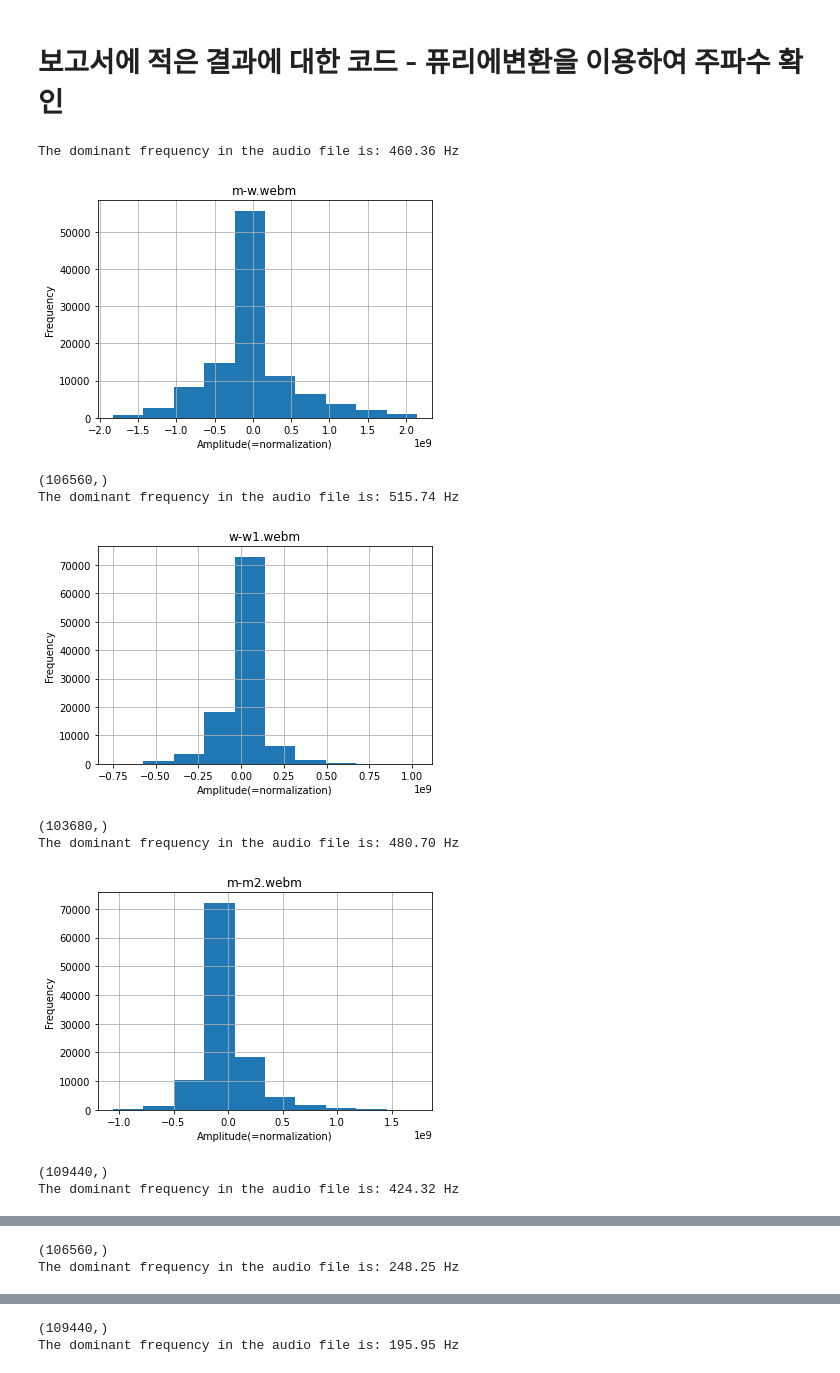
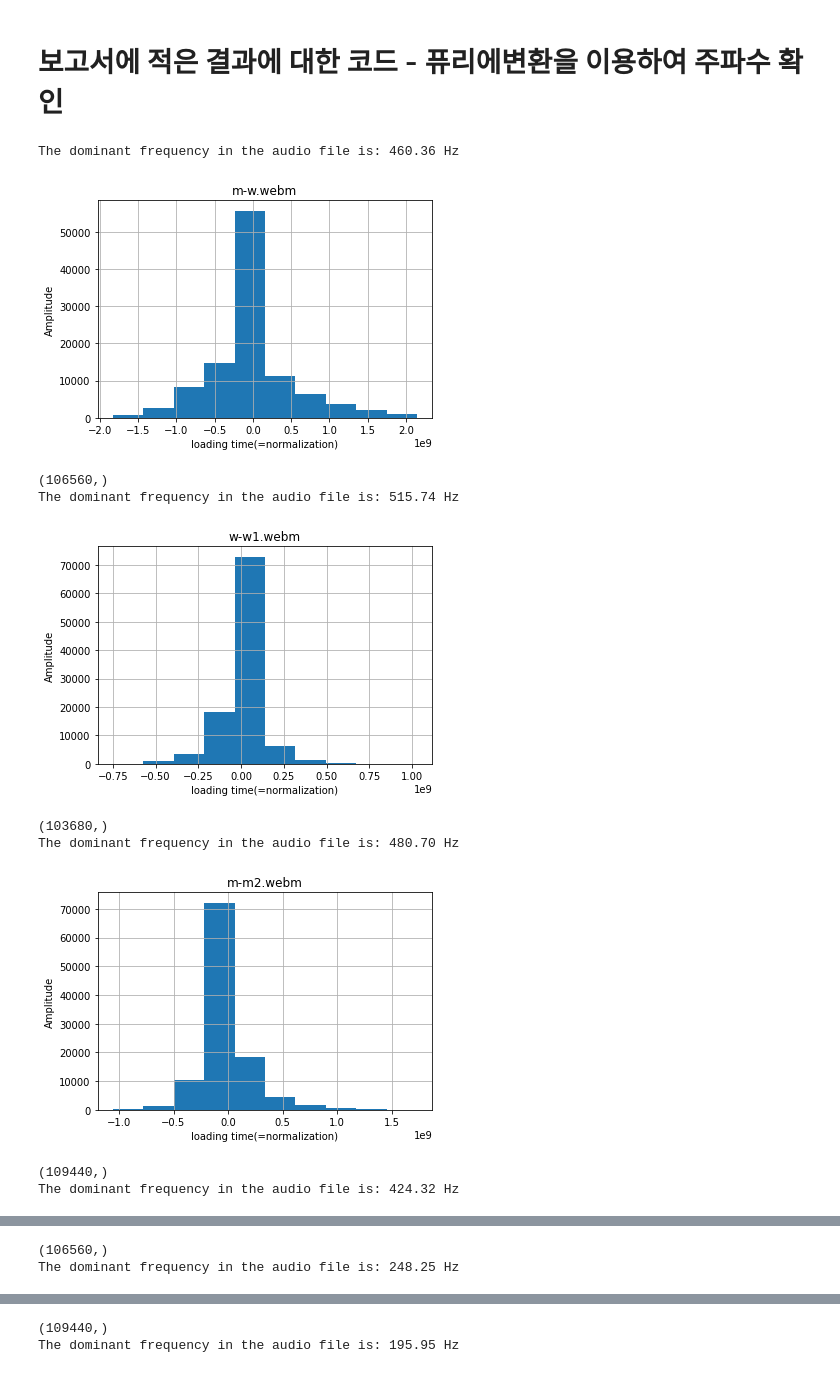
Before and after one commit to dablro12/AI_study, a Jupyter notebook: HW2_voice_dataloader.ipynb, the cells around one changed output, grey strips where cells are left out. Drawn from its saved outputs; the diff is of its cells as text; code cells hidden in the pictures.

```diff
--- a/HW2_voice_dataloader.ipynb
+++ b/HW2_voice_dataloader.ipynb
@@ -340,41 +340,41 @@ for data in mm_dataset:
   frame_size = audio_file.frame_width
   channels = audio_file.channels
   # convert the audio to a numpy array
   audio_data = np.array(audio_file.get_array_of_samples())
   # apply a window function to reduce spectral leakage
   window = np.hamming(len(audio_data))
   audio_data = audio_data * window
   # calculate the power spectrum using the Discrete Fourier Transform (DFT)
   power_spectrum = np.abs(np.fft.rfft(audio_data))
   # calculate the frequency bins
   freq_bins = np.fft.rfftfreq(len(audio_data), 1/sample_rate)
   # find the dominant frequency
   dominant_freq = freq_bins[power_spectrum.argmax()]
   print("The dominant frequency in the audio file is: {:.2f} Hz".format(dominant_freq))
 
   #########plot check##############
   # plot data
   abstract_data = np.array(audio_file.get_array_of_samples())
   normal_data = abstract_data/np.linalg.norm(abstract_data)
   plt.hist(abstract_data)
   plt.grid(True)
   plt.title(f_name)
-  plt.ylabel('Frequency')
-  plt.xlabel('Amplitude(=normalization)')
+  plt.ylabel('Amplitude')
+  plt.xlabel('loading time(=normalization)')
   plt.show()
 
   print(normal_data.shape)
   dataset_shape.append(abstract_data.shape)
   dataset_mean.append(np.mean(abstract_data))
   dataset.append(abstract_data)
 # %% [output]
 The dominant frequency in the audio file is: 460.36 Hz
-[figure, old version]
+[figure, new version]
 (106560,)
 The dominant frequency in the audio file is: 515.74 Hz
-[figure, old version]
+[figure, new version]
 (103680,)
 The dominant frequency in the audio file is: 480.70 Hz
-[figure, old version]
+[figure, new version]
 (109440,)
 The dominant frequency in the audio file is: 424.32 Hz
```
Also changed, not shown: parts of 1 cell of this notebook.
